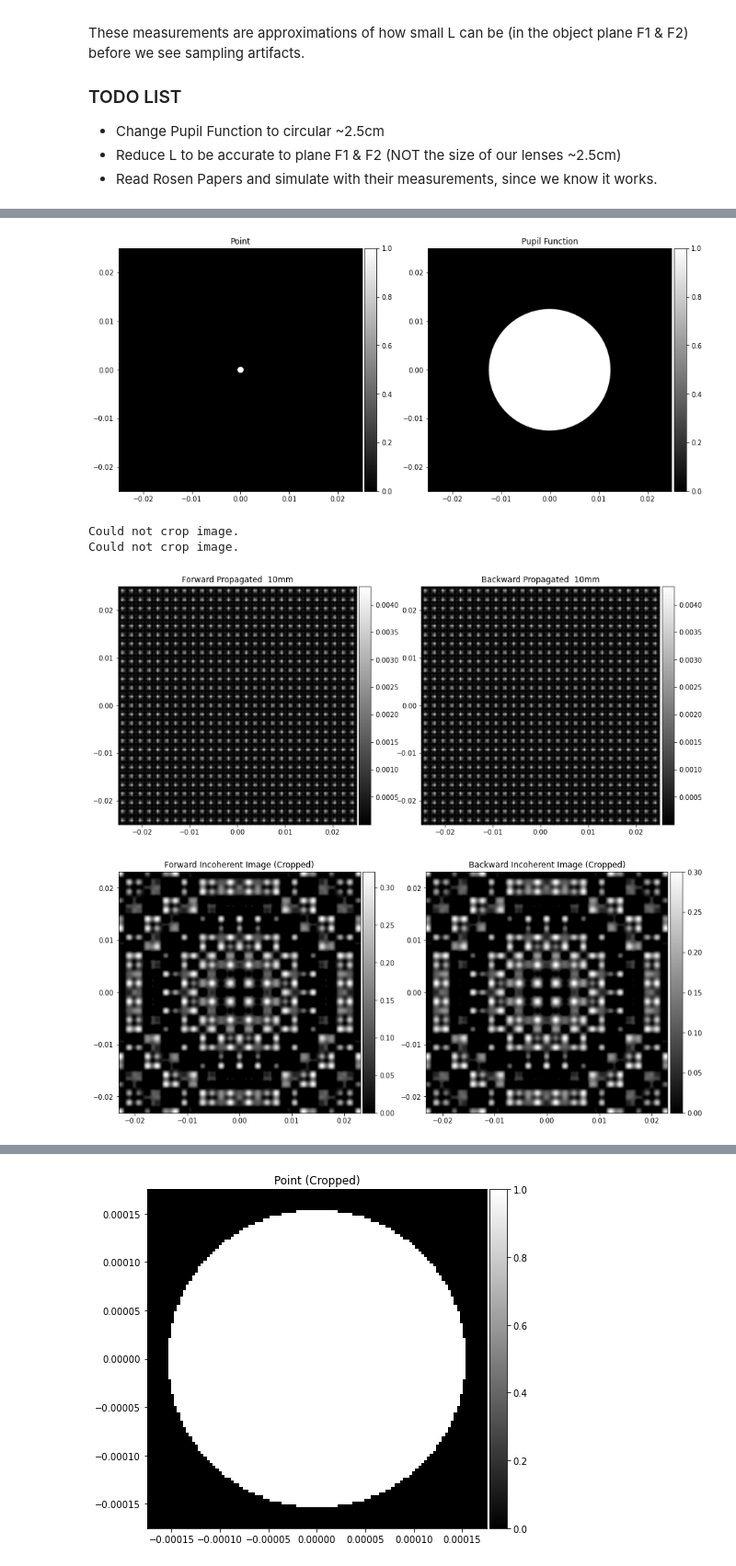
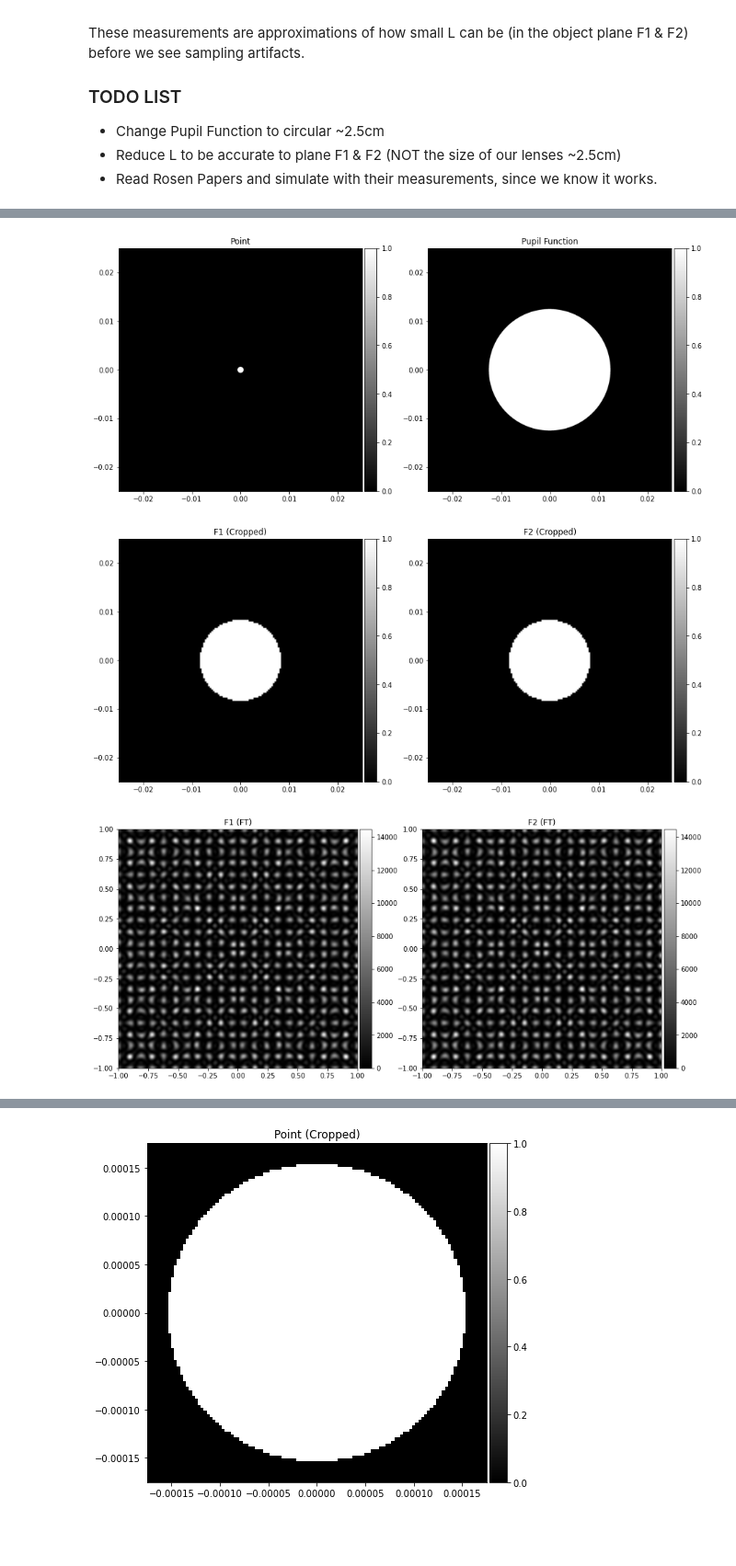
Before and after one commit to cjmcmahon1/FINCH, a Jupyter notebook: bench_sim.ipynb, the cells around one changed output, grey strips where cells are left out. Shown at 92% size. Cells and saved outputs as stored; diff of their text form; code cells hidden in the pictures; blank space fills up the shorter version.

Commit message:
update BRL simulation logic to avoid frenel_TF_prop()

```diff
--- a/bench_sim.ipynb
+++ b/bench_sim.ipynb
@@ -167,7 +167,7 @@ def focus(U1, zf, wavelength=1., label=None):
 def circ(point_grid, radius):
     return np.array(np.sqrt(np.sum(point_grid**2, axis=0)) < radius).astype(float)
 
-def quardatic_phase_prop(point_grid, z, wavelength=1):
+def quadratic_phase_prop(point_grid, z, wavelength=1):
     k = 2 * np.pi / wavelength
     return np.array(np.exp((-1j * k / (2*z)) * np.sum(point_grid**2, axis=0)))
 
@@ -273,51 +273,54 @@ class BRL_bench_measurements:
 
     def get_planes(self):
         #start with a point source
-        point = image_plane(circ(point_distribution(self.num_points), 0.025),
+        p_grid = point_distribution(self.num_points)
+        point = image_plane(circ(p_grid, 0.025),
                             "Point", length = 4*self.pupil_radius)
-        f1 =
+        #propagate a quadratic phase onto the two points to generate F1 & F2 (cite goodman)
+        f1 = image_plane(point.image * quadratic_phase_prop(p_grid, self.displacement, wavelength=self.wavelength), "F1")
+        f2 = image_plane(point.image * quadratic_phase_prop(p_grid, -1*self.displacement, wavelength=self.wavelength), "F2")
         #assume pupil function is a circle of radius 1.25cm
         pupil = image_plane(pupil_func(point_distribution(self.num_points), 0.5),
                             label="Pupil Function", length=4*self.pupil_radius)
-        #convolve our propagated images with the pupil function to get
-        f1_im = convolution(p_forward, pupil, label = "F1 * Pupil Function")
-        f2_im = convolution(p_backward, pupil, label = "F2 * Pupil Function")
+        #fouruer transform F1 & F2
+        f1_ft = image_plane(ft(f1.image), "F1 (FT)")
+        f2_ft = image_plane(ft(f2.image), "F2 (FT)")
         #interference is sum of the two images
+        f1_im = image_plane(f1_ft.image*pupil.image, "F1 Image", f1.length)
+        f2_im = image_plane(f2_ft.image*pupil.image, "F2 Image", f2.length)
+        #interference is just the sum of the two
         interference = f1_im + f2_im
         #return all values as a dictionary
-        return_dict = {"point":point, "p_forward":p_forward, "p_backward":p_backward,
-                       "inc_p_forward":inc_p_forward, "inc_p_backward":inc_p_backward,
-                       "pupil":pupil, "f1_im":f1_im, "f2_im":f2_im, "interference":interference}
+        return_dict = {"point":point, "f1":f1, "f2":f2, "pupil":pupil, "f1_ft":f1_ft, "f2_ft":f2_ft,
+                       "f1_im":f1_im, "f2_im":f2_im, "interference":interference}
         return return_dict
 
     def default_plot(self):
         planes = self.get_planes()
         plot_images([planes["point"], planes["pupil"]])
-        plot_images([planes["p_forward"].zoom(), planes["p_backward"].zoom()])
-        plot_images([planes["inc_p_forward"].zoom(), planes["inc_p_backward"].zoom()])
+        plot_images([planes["f1"].zoom(), planes["f2"].zoom()])
+        plot_images([planes["f1_ft"], planes["f2_ft"]])
         plot_images([planes["f1_im"], planes["f2_im"]])
         planes["interference"].plot()
 # %%
 #approximate measurements of parameters in my optical setup.
 #I don't notice any interference pattern with these parameters.
 bench_measurements = {"wavelength":490e-9, #490nm
                       "length":2.5e-3,#2.5cm #REVERT
                       "z":415e-3, #~415mm
                       "wxp":1.25e-2, #1.25cm
                       "displacement":15e-3 #~15mm
                      }
 brooker_bench_measurements = {"wavelength":465e-9, #465nm
                       "length":250e-6,#2.5cm #REVERT
                       "z":273.73e-3, #273.73mm
                       "wxp":1.25e-2, #1.25cm
                       "displacement":10e-3 #~10mm
                      }
 bench = BRL_bench_measurements(**bench_measurements, num_points = 2000)
-brooker_bench = BRL_bench_measurements(**brooker_bench_measurements, num_points = 4000)
-brooker_bench.default_plot()
+brooker_bench = BRL_bench_measurements(**brooker_bench_measurements, num_points = 2000)
+bench.default_plot()
 # %% [output]
 [figure]
-Could not crop image.
-Could not crop image.
-[figure, old version]
+[figure, new version]
-[figure, old version]
+[figure, new version]
```
Also changed, not shown: parts of 1 cell of this notebook.
